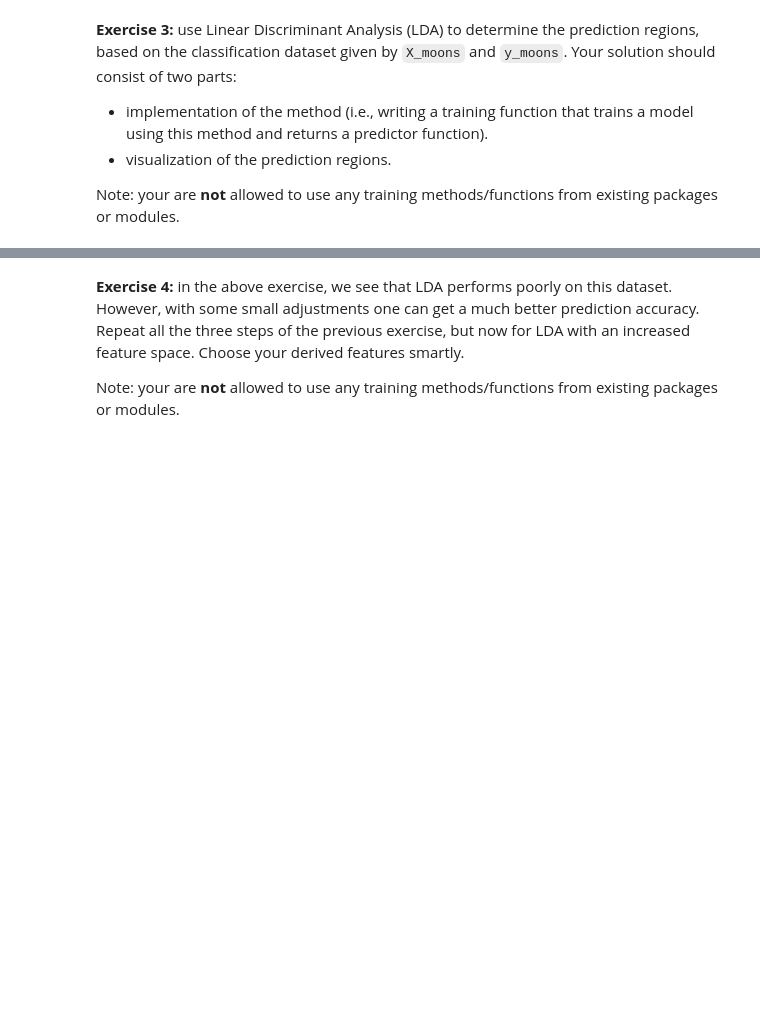
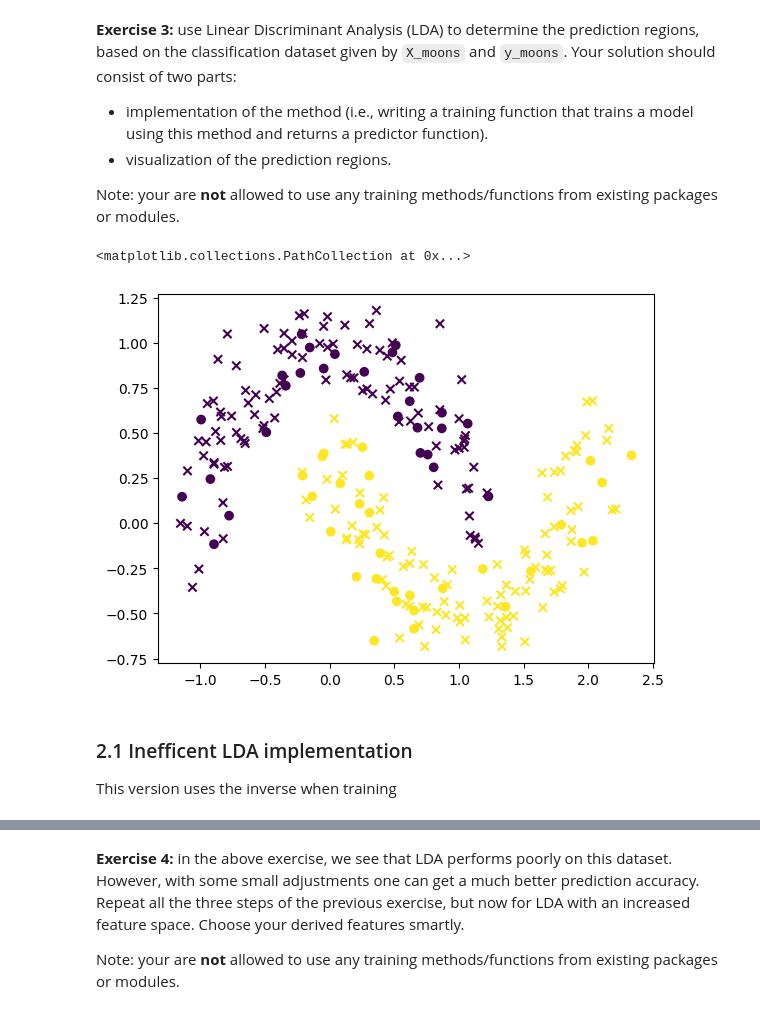
Before and after one commit to AlbinLind/Data-Science-Methodology, a Jupyter notebook: week 3/DSM_assignment2.ipynb, the cells around one changed output, grey strips where cells are left out. Cells and saved outputs as stored; diff of their text form; code cells hidden in the pictures; blank space fills up the shorter version.

```diff
--- a/week 3/DSM_assignment2.ipynb
+++ b/week 3/DSM_assignment2.ipynb
@@ -223,3 +223,17 @@ plt.scatter(X_moons[:,0], X_moons[:,1], c=y_moons);
 * visualization of the prediction regions.
 
 Note: your are **not** allowed to use any training methods/functions from existing packages or modules.
+# %%
+choosen = np.random.choice(256, 200, replace=False)
+X_train = X_moons[choosen]
+y_train = y_moons[choosen]
+X_test = np.delete(X_moons, choosen, axis=0)
+y_test = np.delete(y_moons, choosen)
+plt.scatter(X_train[:,0], X_train[:,1], c=y_train, marker='x')
+plt.scatter(X_test[:,0], X_test[:,1], c=y_test, marker='o')
+# %% [output]
+<matplotlib.collections.PathCollection at 0x...>
+[figure, added]
+# %% [markdown]
+### 2.1 Inefficent LDA implementation
+This version uses the inverse when training
```
Also changed, not shown: parts of 12 cells of this notebook.
